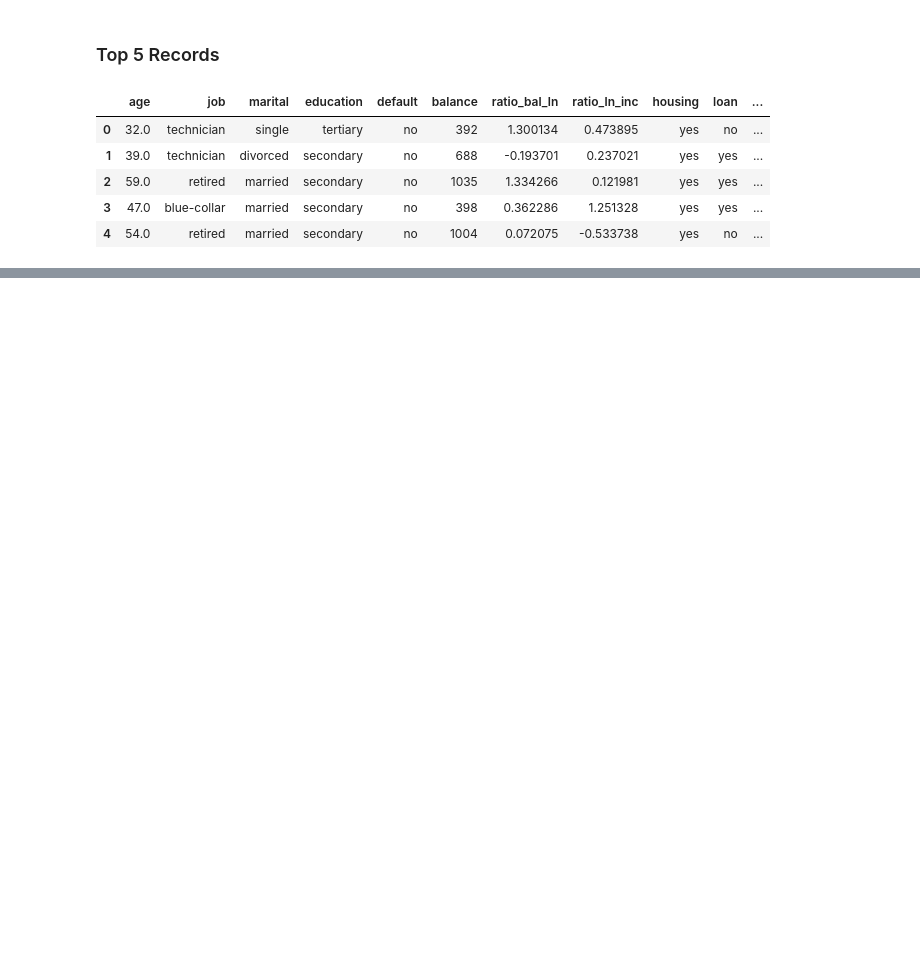
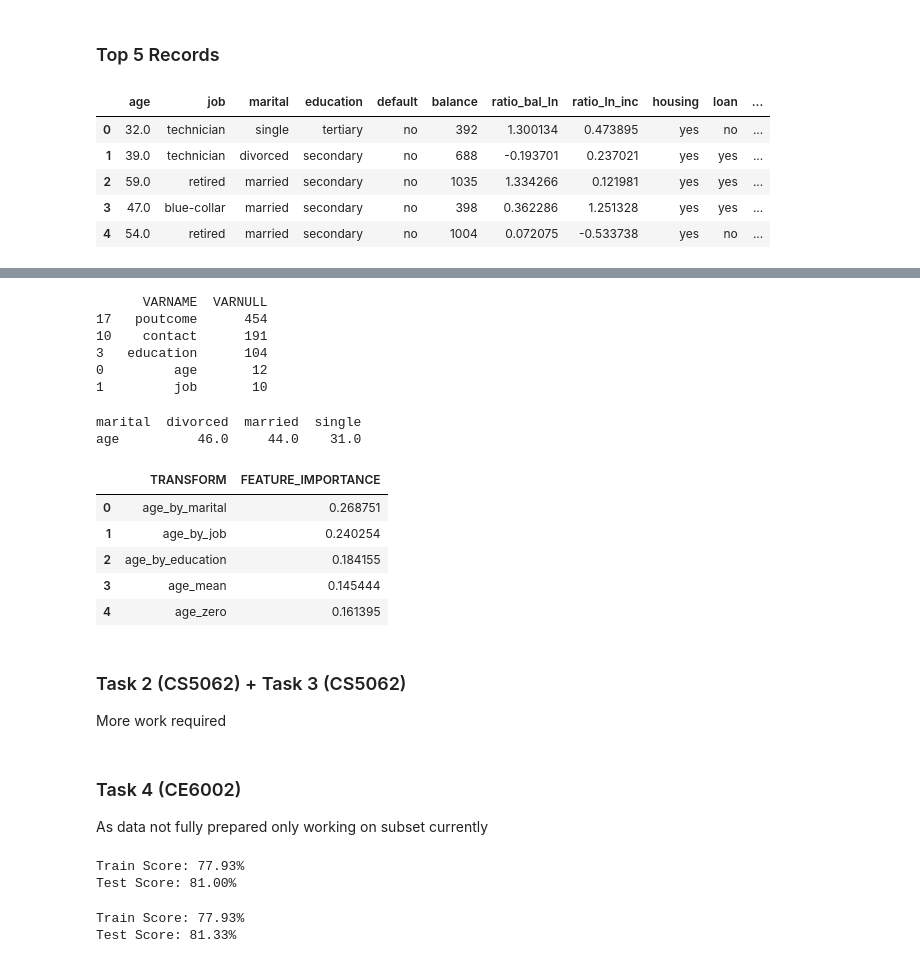
Before and after one commit to vipulpopat/MSCAI_Sem1_Etivity2, a Jupyter notebook: Etivity2_18200117.ipynb, the cells around one changed output, grey strips where cells are left out. Drawn from its saved outputs; the diff is of its cells as text; code cells hidden in the pictures; blank space fills up the shorter version.

```diff
--- a/Etivity2_18200117.ipynb
+++ b/Etivity2_18200117.ipynb
@@ -108,0 +48,48 @@ df.tail(5)
+# %%
+df_null = df.isnull().sum()
+df_null = pd.DataFrame({'VARNAME' : df_null.index.values, 'VARNULL': df_null.reset_index(drop=True)}).sort_values(by=['VARNULL'], ascending=False)
+print (df_null[df_null['VARNULL'] != 0] )
+# %% [output]
+      VARNAME  VARNULL
+17   poutcome      454
+10    contact      191
+3   education      104
+0         age       12
+1         job       10
+# %%
+table = df.pivot_table(values='age',columns='marital',aggfunc=np.median)
+print(table)
+# %% [output]
+marital  divorced  married  single
+age          46.0     44.0    31.0
+# %%
+from sklearn.ensemble import ExtraTreesClassifier
+
+y = df['subscribed'].map(dict(yes=1, no=0))
+X = df[['age']]
+
+X['age_by_marital'] = df['age'].fillna(df.groupby('marital')['age'].transform('mean'))
+X['age_by_job'] = df['age'].fillna(df.groupby('job')['age'].transform('mean'))
+X['age_by_education'] = df['age'].fillna(df.groupby('education')['age'].transform('mean'))
+
+X['age_mean'] = X['age'].fillna(X['age'].mean())
+X['age_zero'] = X['age'].fillna(0)
+
+X = X.drop(['age'], axis=1)
+
+model = ExtraTreesClassifier()
+model.fit(X, y)
+fet_imp = model.feature_importances_
+
+fet_imp = pd.DataFrame({'TRANSFORM':X.columns.values,'FEATURE_IMPORTANCE':fet_imp})
+fet_imp
+# %% [output]
+|  | TRANSFORM | FEATURE_IMPORTANCE |
+| 0 | age_by_marital | 0.268751 |
+| 1 | age_by_job | 0.240254 |
+| 2 | age_by_education | 0.184155 |
+| 3 | age_mean | 0.145444 |
+| 4 | age_zero | 0.161395 |
+# %% [markdown]
+### Task 2 (CS5062) + Task 3 (CS5062)
+More work required
@@ -108,0 +99,3 @@ df.tail(5)
+# %% [markdown]
+### Task 4 (CE6002)
+As data not fully prepared only working on subset currently
@@ -108,0 +109,18 @@ df.tail(5)
+# %%
+col_cont = ["age","balance","ratio_bal_ln","ratio_ln_inc"]
+X = df[col_cont]
+X['age'].fillna(X['age'].mean(), inplace=True)
+y = df['subscribed'].map(dict(yes=1, no=0))
+run_log_reg(X,y)
+# %% [output]
+Train Score: 77.93%
+Test Score: 81.00%
+# %%
+col_cont = ["age","balance","ratio_bal_ln","ratio_ln_inc"]
+X = df[col_cont]
+X['age'] = df['age'].fillna(df.groupby('marital')['age'].transform('mean'))
+y = df['subscribed'].map(dict(yes=1, no=0))
+run_log_reg(X,y)
+# %% [output]
+Train Score: 77.93%
+Test Score: 81.33%
```
Also changed, not shown: parts of 13 cells of this notebook.
